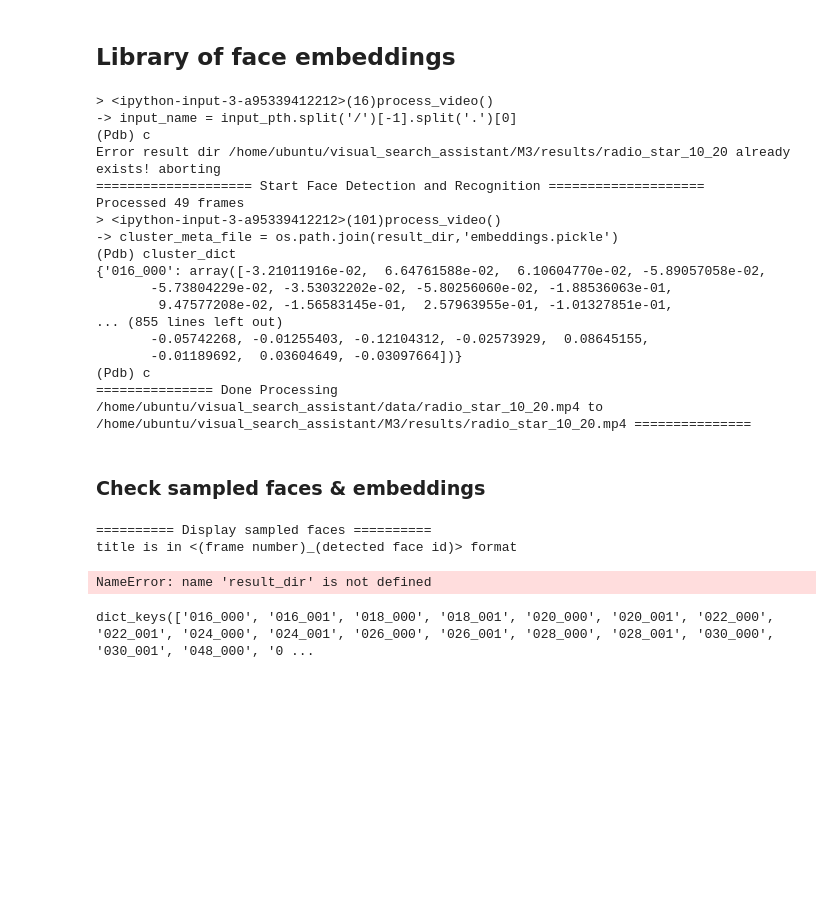
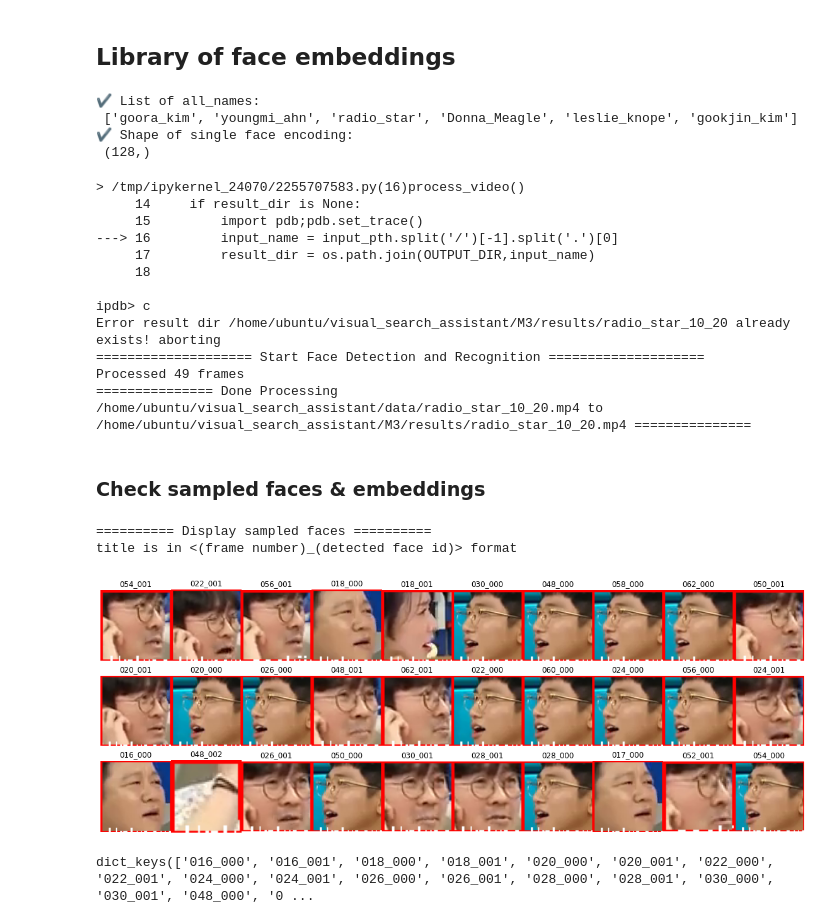
Before and after one commit to habaek4/visual_search_assistant, a Jupyter notebook: M3/inference.ipynb, the cells around one changed output. Cells and saved outputs as stored; diff of their text form; code cells hidden in the pictures; blank space fills up the shorter version.

```diff
--- a/M3/inference.ipynb
+++ b/M3/inference.ipynb
@@ -67,15 +14,25 @@ Video('/home/ubuntu/visual_search_assistant/data/Donna Wakes Up Everyday And Cho
 # %%
 import os
 import face_recognition
+import pickle
 
-faces = os.listdir(FACE_LIB_DIR)
+meta_pth = '/home/ubuntu/visual_search_assistant/M3/library/meta.npz'
 all_embeddings = []
 all_names = []
-for file in faces:
-    face = face_recognition.load_image_file(os.path.join(FACE_LIB_DIR,file))
-    all_embeddings.append(face_recognition.face_encodings(face)[0])
-    name = file.split('/')[-1].split('.')[0]
-    all_names.append(name)
+with open(meta_pth,'rb') as f:
+    metadata = pickle.load(f)
+
+    for idx,(key,val) in enumerate(metadata.items()):
+        all_embeddings.append(val['encoding'])
+        all_names.append(key)
+
+print("✔️ List of all_names: \n",all_names)
+print("✔️ Shape of single face encoding: \n", all_embeddings[0].shape)
+# %% [output]
+✔️ List of all_names:
+ ['goora_kim', 'youngmi_ahn', 'radio_star', 'Donna_Meagle', 'leslie_knope', 'gookjin_kim']
+✔️ Shape of single face encoding:
+ (128,)
 # %%
 import os
 import cv2
@@ -185,23 +148,18 @@ def process_video(input_pth,output_pth=None,use_gpu=True,recognition=False,detec
 # %%
 test_input_video = '/home/ubuntu/visual_search_assistant/data/radio_star_10_20.mp4'
-process_video(test_input_video,max_frames=64,batch_size=16)
+vid_name,vid_nframes,vid_length = process_video(test_input_video,max_frames=64,batch_size=16)
 # %% [output]
-> <ipython-input-3-a95339412212>(16)process_video()
--> input_name = input_pth.split('/')[-1].split('.')[0]
-(Pdb) c
+> /tmp/ipykernel_24070/2255707583.py(16)process_video()
+     14     if result_dir is None:
+     15         import pdb;pdb.set_trace()
+---> 16         input_name = input_pth.split('/')[-1].split('.')[0]
+     17         result_dir = os.path.join(OUTPUT_DIR,input_name)
+     18
+
+ipdb> c
 Error result dir /home/ubuntu/visual_search_assistant/M3/results/radio_star_10_20 already exists! aborting
 ==================== Start Face Detection and Recognition ====================
 Processed 49 frames
-> <ipython-input-3-a95339412212>(101)process_video()
--> cluster_meta_file = os.path.join(result_dir,'embeddings.pickle')
-(Pdb) cluster_dict
-{'016_000': array([-3.21011916e-02,  6.64761588e-02,  6.10604770e-02, -5.89057058e-02,
-       -5.73804229e-02, -3.53032202e-02, -5.80256060e-02, -1.88536063e-01,
-        9.47577208e-02, -1.56583145e-01,  2.57963955e-01, -1.01327851e-01,
-... (855 lines left out)
-       -0.05742268, -0.01255403, -0.12104312, -0.02573929,  0.08645155,
-       -0.01189692,  0.03604649, -0.03097664])}
-(Pdb) c
 =============== Done Processing /home/ubuntu/visual_search_assistant/data/radio_star_10_20.mp4 to /home/ubuntu/visual_search_assistant/M3/results/radio_star_10_20.mp4 ===============
 # %% [markdown]
 ### Check sampled faces & embeddings
@@ -212,35 +170,35 @@ import matplotlib.image as mpimg
 import glob
 
 def display_multiple_images(images,names,columns=10,figsize=(20,10)):
     plt.figure(figsize=figsize)
     plt.subplots_adjust(wspace=0, hspace=0)
     for i, (image,name) in enumerate(zip(images,names)):
-        plt.subplot(len(images) / columns + 1, columns, i + 1)
+        plt.subplot(int(len(images) / columns + 1), columns, i + 1)
         plt.imshow(image)
         plt.axis('off')
         plt.title(name)
 
 
 num_images = 30
 %matplotlib inline
 
 print('='*10,'Display sampled faces','='*10)
 print("title is in <(frame number)_(detected face id)> format")
 
 images = []
 names = []
 for img_path in glob.glob(os.path.join(result_dir,'sampled_faces','*.png')):
     images.append(mpimg.imread(img_path))
     names.append(img_path.split('/')[-1].split('.')[0])
     if len(images) == num_images:
         break
 
 
 display_multiple_images(images,names)
 # %% [output]
 ========== Display sampled faces ==========
 title is in <(frame number)_(detected face id)> format
-NameError: name 'result_dir' is not defined
+[figure, added]
 # %%
 embd_pkl_file = '/home/ubuntu/visual_search_assistant/M3/results/radio_star_10_20/embeddings.pickle'
 result_dir = '/home/ubuntu/visual_search_assistant/M3/results/radio_star_10_20'
```
Also changed, not shown: parts of 13 cells of this notebook, 12 other files.
